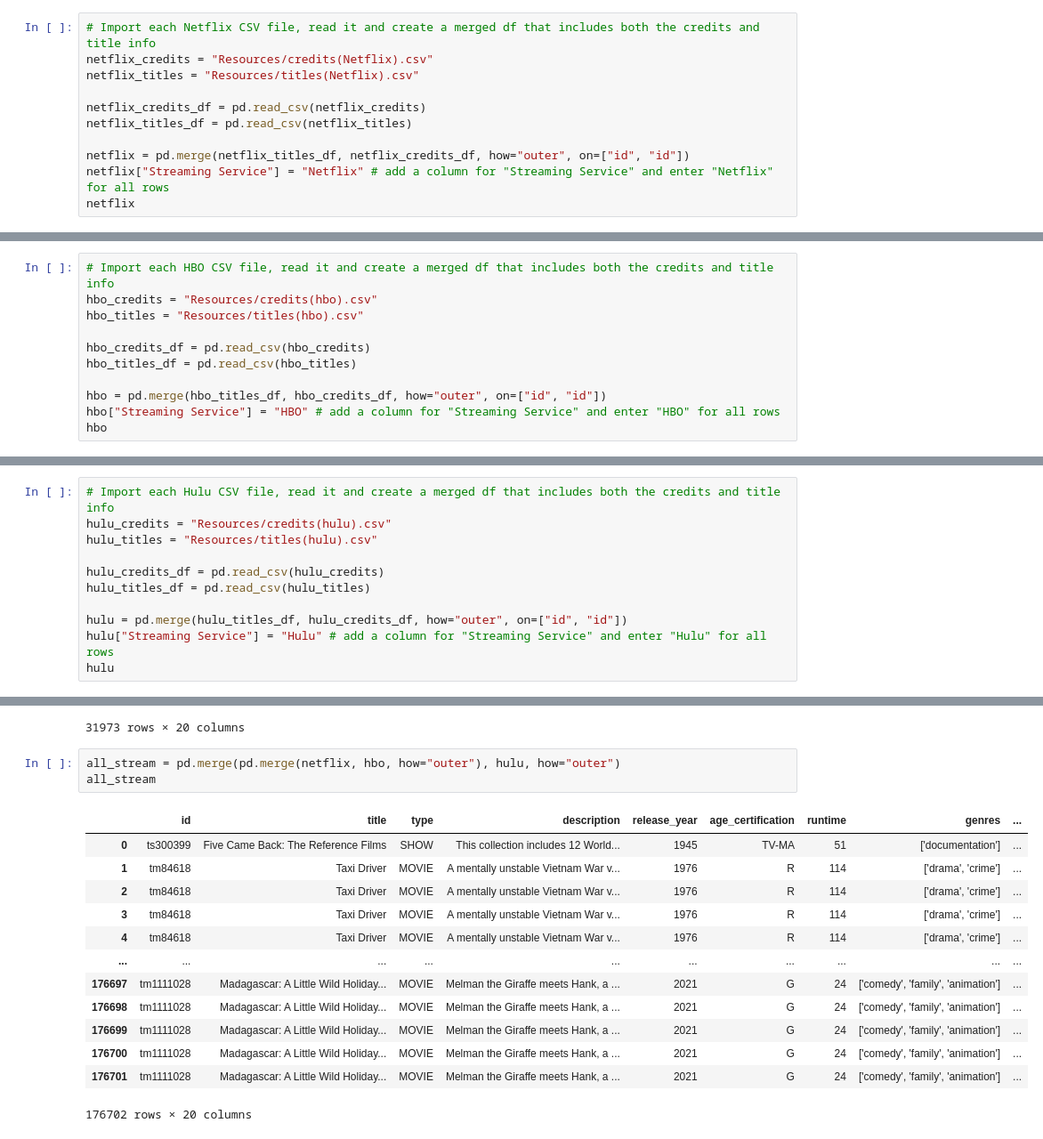
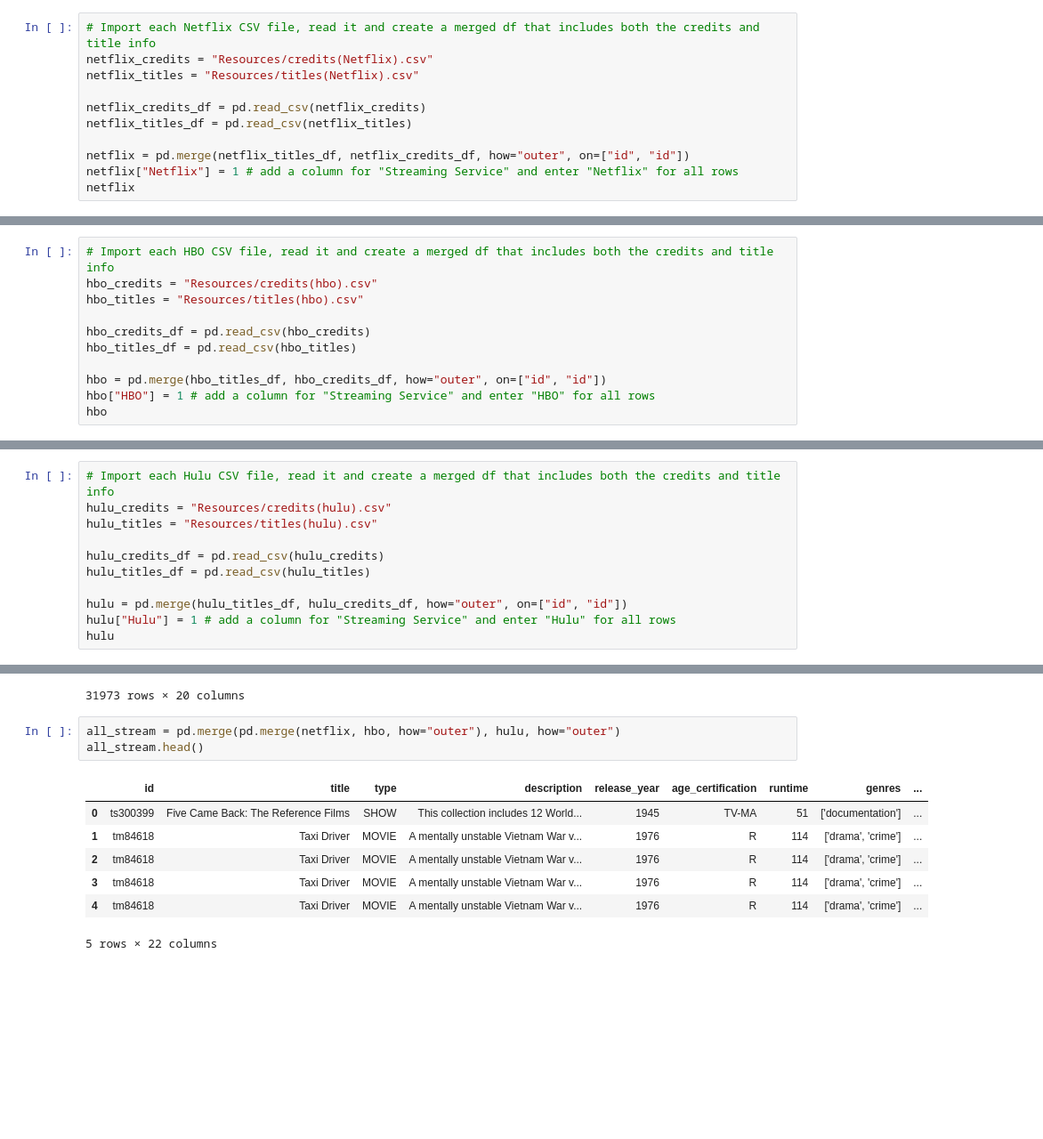
Before and after one commit to thn22/Eclipse_Rodeo, a Jupyter notebook: Eclipse_Rodeo/Eclipse_Rodeo project.ipynb, the cells around one changed output, grey strips where cells are left out. Shown at 89% size. Cells and saved outputs as stored; diff of their text form; blank space fills up the shorter version.

```diff
--- a/Eclipse_Rodeo/Eclipse_Rodeo project.ipynb
+++ b/Eclipse_Rodeo/Eclipse_Rodeo project.ipynb
@@ -12,7 +16,7 @@ netflix_credits_df = pd.read_csv(netflix_credits)
 netflix_titles_df = pd.read_csv(netflix_titles)
 
 netflix = pd.merge(netflix_titles_df, netflix_credits_df, how="outer", on=["id", "id"])
-netflix["Streaming Service"] = "Netflix" # add a column for "Streaming Service" and enter "Netflix" for all rows
+netflix["Netflix"] = 1 # add a column for "Streaming Service" and enter "Netflix" for all rows
 netflix
 # %% [output]
 |  | id | title | type | description | release_year | age_certification | runtime | genres | ... |
@@ -37,7 +41,7 @@ hbo_credits_df = pd.read_csv(hbo_credits)
 hbo_titles_df = pd.read_csv(hbo_titles)
 
 hbo = pd.merge(hbo_titles_df, hbo_credits_df, how="outer", on=["id", "id"])
-hbo["Streaming Service"] = "HBO" # add a column for "Streaming Service" and enter "HBO" for all rows
+hbo["HBO"] = 1 # add a column for "Streaming Service" and enter "HBO" for all rows
 hbo
 # %% [output]
 |  | id | title | type | description | release_year | age_certification | runtime | genres | ... |
@@ -62,7 +66,7 @@ hulu_credits_df = pd.read_csv(hulu_credits)
 hulu_titles_df = pd.read_csv(hulu_titles)
 
 hulu = pd.merge(hulu_titles_df, hulu_credits_df, how="outer", on=["id", "id"])
-hulu["Streaming Service"] = "Hulu" # add a column for "Streaming Service" and enter "Hulu" for all rows
+hulu["Hulu"] = 1 # add a column for "Streaming Service" and enter "Hulu" for all rows
 hulu
 # %% [output]
 |  | id | title | type | description | release_year | age_certification | runtime | genres | ... |
@@ -80,21 +84,15 @@ hulu
 31973 rows × 20 columns
 # %%
 all_stream = pd.merge(pd.merge(netflix, hbo, how="outer"), hulu, how="outer")
-all_stream
+all_stream.head()
 # %% [output]
 |  | id | title | type | description | release_year | age_certification | runtime | genres | ... |
 | 0 | ts300399 | Five Came Back: The Reference Films | SHOW | This collection includes 12 World... | 1945 | TV-MA | 51 | ['documentation'] | ... |
 | 1 | tm84618 | Taxi Driver | MOVIE | A mentally unstable Vietnam War v... | 1976 | R | 114 | ['drama', 'crime'] | ... |
 | 2 | tm84618 | Taxi Driver | MOVIE | A mentally unstable Vietnam War v... | 1976 | R | 114 | ['drama', 'crime'] | ... |
 | 3 | tm84618 | Taxi Driver | MOVIE | A mentally unstable Vietnam War v... | 1976 | R | 114 | ['drama', 'crime'] | ... |
 | 4 | tm84618 | Taxi Driver | MOVIE | A mentally unstable Vietnam War v... | 1976 | R | 114 | ['drama', 'crime'] | ... |
-| ... | ... | ... | ... | ... | ... | ... | ... | ... | ... |
-| 176697 | tm1111028 | Madagascar: A Little Wild Holiday... | MOVIE | Melman the Giraffe meets Hank, a ... | 2021 | G | 24 | ['comedy', 'family', 'animation'] | ... |
-| 176698 | tm1111028 | Madagascar: A Little Wild Holiday... | MOVIE | Melman the Giraffe meets Hank, a ... | 2021 | G | 24 | ['comedy', 'family', 'animation'] | ... |
-| 176699 | tm1111028 | Madagascar: A Little Wild Holiday... | MOVIE | Melman the Giraffe meets Hank, a ... | 2021 | G | 24 | ['comedy', 'family', 'animation'] | ... |
-| 176700 | tm1111028 | Madagascar: A Little Wild Holiday... | MOVIE | Melman the Giraffe meets Hank, a ... | 2021 | G | 24 | ['comedy', 'family', 'animation'] | ... |
-| 176701 | tm1111028 | Madagascar: A Little Wild Holiday... | MOVIE | Melman the Giraffe meets Hank, a ... | 2021 | G | 24 | ['comedy', 'family', 'animation'] | ... |
-176702 rows × 20 columns
+5 rows × 22 columns
 # %%
 # Rename columns for easier understanding and reorganize columns.
 all_stream = all_stream.rename(columns={"id":"ID", "title":"Title", "type":"Type (Movie or TV Show)", \
```
Also changed, not shown: parts of 11 cells of this notebook, 2 other files.
